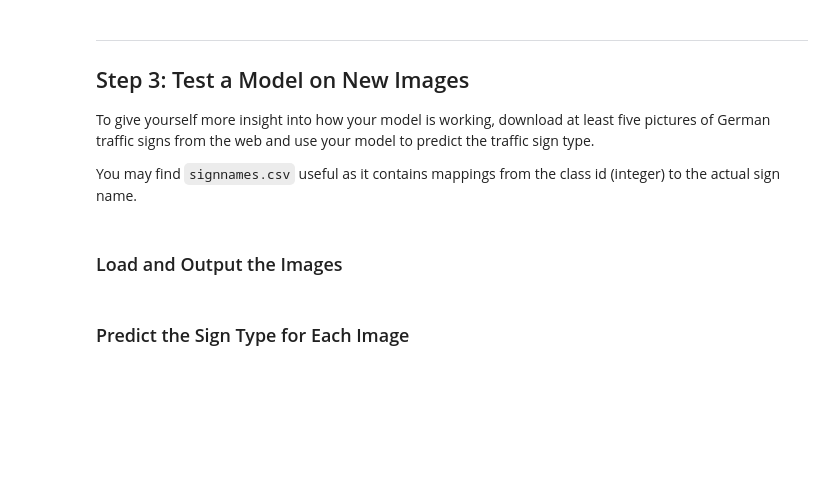
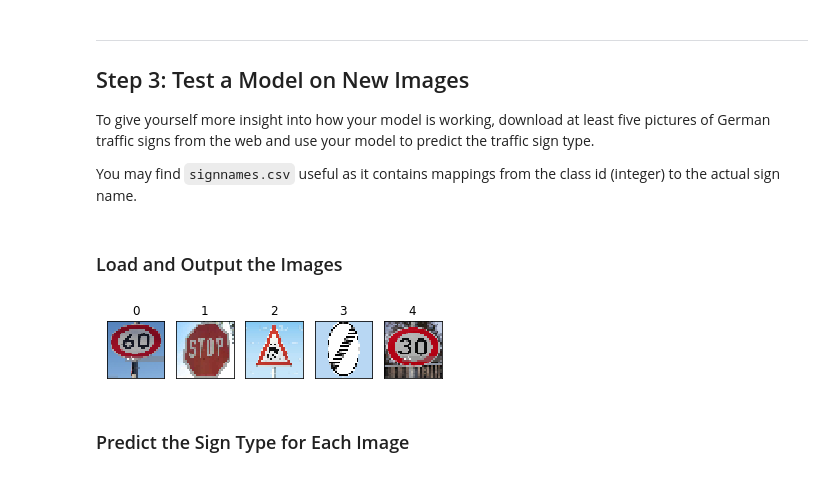
Before and after one commit to BeSlower/Self-Driving-Car, a Jupyter notebook: Project_2_traffic_sign_classification/Traffic_Sign_Classifier.ipynb, the cells around one changed output. Cells and saved outputs as stored; diff of their text form; code cells hidden in the pictures; blank space fills up the shorter version.

```diff
--- a/Project_2_traffic_sign_classification/Traffic_Sign_Classifier.ipynb
+++ b/Project_2_traffic_sign_classification/Traffic_Sign_Classifier.ipynb
@@ -234,3 +415,25 @@ You may find `signnames.csv` useful as it contains mappings from the class id (i
+# %%
+### Load the images and plot them here.
+### Feel free to use as many code cells as needed.
+import os
+import cv2
+
+new_img_dir = './data/others'
+img_names = [os.path.join(new_img_dir, n) for n in os.listdir(new_img_dir)]
+new_images = [cv2.cvtColor(cv2.imread(img), cv2.COLOR_BGR2RGB) for img in img_names]
+new_images = [cv2.resize(img, (32, 32)) for img in new_images]
+new_laebl = [3, 14, 23, 32, 1]
+
+# plot new test images
+fig, axarray = plt.subplots(1, len(new_images))
+for i, ax in enumerate(axarray.ravel()):
+    ax.imshow(new_images[i])
+    ax.set_title('{}'.format(i))
+    plt.setp(ax.get_xticklabels(), visible=False)
+    plt.setp(ax.get_yticklabels(), visible=False)
+    ax.set_xticks([]), ax.set_yticks([])
+# %% [output]
+[figure, added]
 # %% [markdown]
 ### Predict the Sign Type for Each Image
 # %%
```
Also changed, not shown: parts of 10 cells of this notebook, 7 other files.
